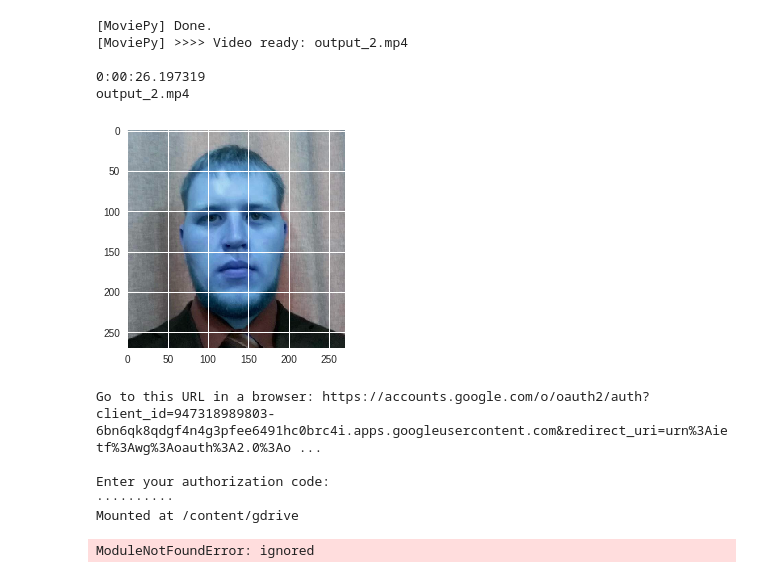
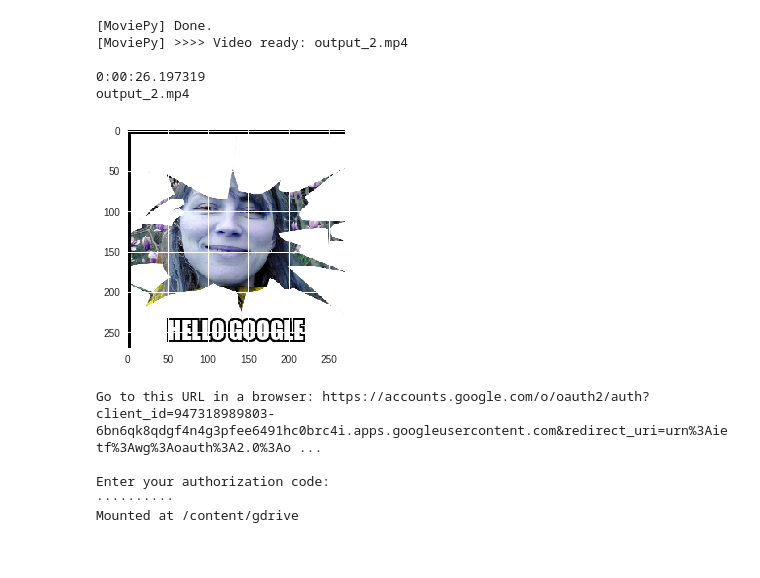
Before and after one commit to yustiks/photolab_2, a Jupyter notebook: image_mixing.ipynb, the cells around one changed output. Saved outputs shown, nothing was run; the diff lists cells and outputs as text; code cells hidden in the pictures.

```diff
--- a/image_mixing.ipynb
+++ b/image_mixing.ipynb
@@ -337,9 +337,9 @@ Hello google
 output_2.mp4
 # %%
 %matplotlib inline
-imgplot = plt.imshow(img)
+imgplot = plt.imshow(image)
 # %% [output]
-[figure, old version]
+[figure, new version]
 # %%
 from google.colab import drive
 drive.mount('/content/gdrive')
@@ -349,26 +349,3 @@ Go to this URL in a browser: https://accounts.google.com/o/oauth2/auth?client_id
 Enter your authorization code:
 ··········
 Mounted at /content/gdrive
-# %%
-from mtcnn.mtcnn import MTCNN
-import cv2
-from datetime import datetime
-
-t = datetime.now()
-img = cv2.imread("alena.jpeg")
-detector = MTCNN()
-result = detector.detect_faces(img)
-
-left_eye = result[0]['keypoints']['left_eye']
-right_eye = result[0]['keypoints']['right_eye']
-mouth_left = result[0]['keypoints']['mouth_left']
-mouth_right = result[0]['keypoints']['mouth_right']
-nose = result[0]['keypoints']['nose']
-#cv2.rectangle(img,(left_eye[0]-2,left_eye[1]-2),(left_eye[0]+2,left_eye[1]+2),(0,255,0),3)
-#cv2.imshow('image',img)
-#cv2.waitKey(0)
-#cv2.destroyAllWindows()
-print(result)
-print(datetime.now() - t)
-# %% [output]
-ModuleNotFoundError: ignored
```
Also changed, not shown: parts of 2 cells of this notebook.
